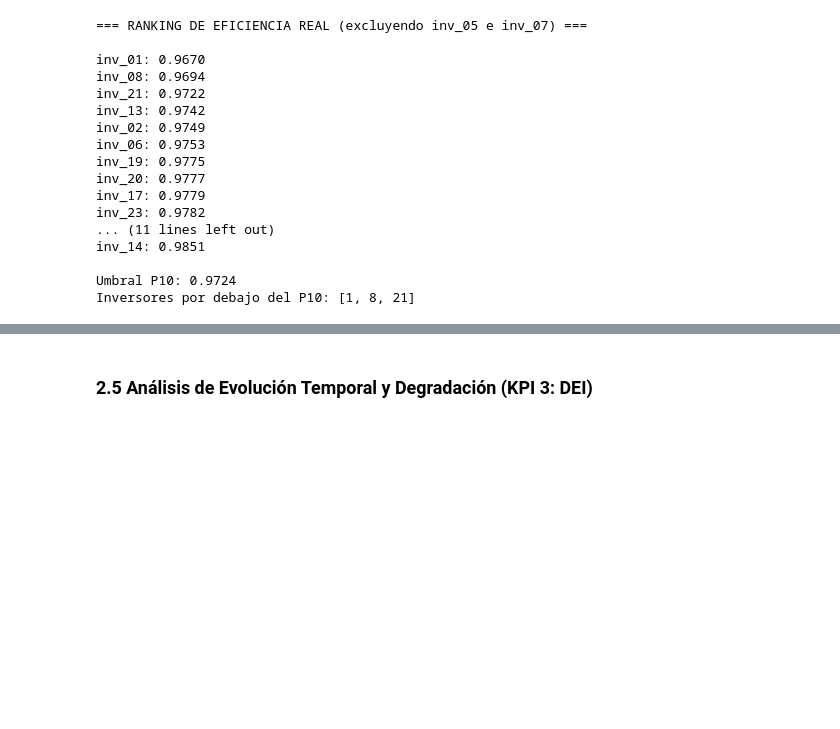
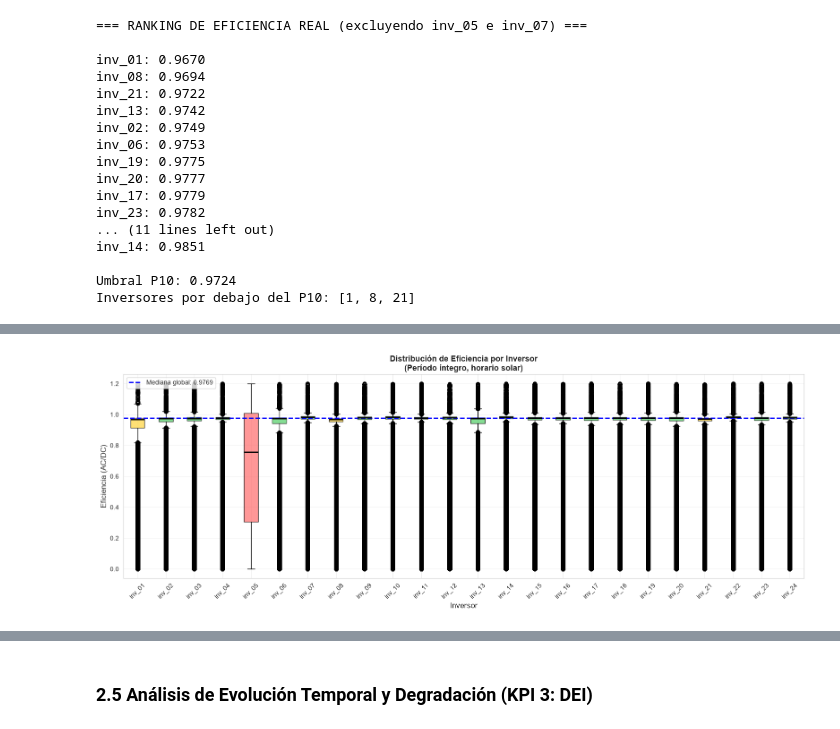
Before and after one commit to HanniaPaola/EVA02, a Jupyter notebook: EVA02.ipynb, the cells around one changed output, grey strips where cells are left out. Drawn from its saved outputs; the diff is of its cells as text; code cells hidden in the pictures; blank space fills up the shorter version.

```diff
--- a/EVA02.ipynb
+++ b/EVA02.ipynb
@@ -156,17 +50,14 @@ Cargando datos del CSV...
 
 ✓ Dataset listo para análisis.
 # %%
-# Mapeo de columnas por inversor (con manejo de excepciones)
 import re
 
 inversor_columns = {}
 for inv_num in range(1, 25):
     inv_prefix = f'inv_{inv_num:02d}_'
 
-    # Detectar columnas para este inversor
     inv_cols = [col for col in df_clean.columns if col.startswith(inv_prefix)]
 
-    # Inicializar diccionario para este inversor
     inversor_columns[inv_num] = {
         'dc_current': None,
         'dc_voltage': None,
@@ -176,9 +67,8 @@ for inv_num in range(1, 25):
         'raw_columns': inv_cols
     }
 
-    # Mapear columnas por tipo
     for col in inv_cols:
-        # inv_05: no tiene dc_voltage
+
         if 'dc_current' in col:
             inversor_columns[inv_num]['dc_current'] = col
         elif 'dc_voltage' in col:
@@ -187,16 +77,16 @@ for inv_num in range(1, 25):
             inversor_columns[inv_num]['ac_current'] = col
         elif 'ac_voltage' in col:
             inversor_columns[inv_num]['ac_voltage'] = col
-        elif 'ac_power' in col or 'ac_power_iinv' in col:  # inv_15 tiene typo: ac_power_iinv_
+        elif 'ac_power' in col or 'ac_power_iinv' in col:
             inversor_columns[inv_num]['ac_power'] = col
 
-# Resumen
+
 print("=== MAPEO DE INVERSORES ===\n")
 excepciones = []
 for inv_num, cols_dict in inversor_columns.items():
     status = "✓ Completo"
     if cols_dict['dc_voltage'] is None:
-        status = "⚠️ Sin dc_voltage"
+        status = "Sin dc_voltage"
         excepciones.append((inv_num, "dc_voltage"))
     if cols_dict['ac_power'] is None:
         status = "✗ Sin ac_power"
@@ -204,7 +94,7 @@ for inv_num, cols_dict in inversor_columns.items():
     print(f"inv_{inv_num:02d}: {status}")
 
 if excepciones:
-    print(f"\n⚠️ Excepciones detectadas:")
+    print(f"\n Excepciones detectadas:")
     for inv_num, col_type in excepciones:
         print(f"  - inv_{inv_num:02d}: falta '{col_type}'")
 # %% [output]
@@ -359,42 +311,82 @@ Inversores por debajo del P10: [1, 8, 21]
 # %%
-# Gráfico 1: Boxplot de eficiencia por inversor
-fig, ax = plt.subplots(figsize=(16, 6))
+fig, ax = plt.subplots(figsize=(16,6))
 
 efficiency_by_inv = []
 inv_labels = []
-for inv_num in range(1, 25):
+
+for inv_num in range(1,25):
+
     col_name = f'inv_{inv_num:02d}_efficiency'
+
     if col_name in df_clean.columns:
+
         eff = df_clean[col_name].dropna().values
-        efficiency_by_inv.append(eff)
-        inv_labels.append(f'inv_{inv_num:02d}')
 
-bp = ax.boxplot(efficiency_by_inv, labels=inv_labels, patch_artist=True)
+        if len(eff) > 0:
+            efficiency_by_inv.append(eff)
+            inv_labels.append(f'inv_{inv_num:02d}')
 
-# Colorear según desviación de mediana global
-global_median = np.median([np.median(e) for e in efficiency_by_inv])
+bp = ax.boxplot(
+    efficiency_by_inv,
+    tick_labels=inv_labels,
+    patch_artist=True
+)
+
+valid_medians = [
+    np.median(e)
+    for e in efficiency_by_inv
+]
+
+global_median = np.median(valid_medians)
+
 colors = []
+
 for e in efficiency_by_inv:
+
     median_eff = np.median(e)
+
     if median_eff < global_median - 0.01:
-        colors.append('#ff6b6b')  # Rojo: bajo rendimiento
+        colors.append('#ff6b6b')
+
     elif median_eff < global_median - 0.005:
-        colors.append('#ffd43b')  # Amarillo: rendimiento moderado
+        colors.append('#ffd43b')
+
     else:
-        colors.append('#51cf66')  # Verde: rendimiento normal
+        colors.append('#51cf66')
 
 for patch, color in zip(bp['boxes'], colors):
     patch.set_facecolor(color)
     patch.set_alpha(0.7)
 
-ax.axhline(y=global_median, color='blue', linestyle='--', linewidth=2, label=f'Mediana global: {global_median:.4f}')
+for median in bp['medians']:
+    median.set_color('black')
+    median.set_linewidth(2)
+
+ax.axhline(
+    y=global_median,
+    color='blue',
+    linestyle='--',
+    linewidth=2,
+    label=f'Mediana global: {global_median:.4f}'
+)
+
 ax.set_ylabel('Eficiencia (AC/DC)', fontsize=12)
 ax.set_xlabel('Inversor', fontsize=12)
-ax.set_title('Distribución de Eficiencia por Inversor (Período Íntegro, Horario Solar 6-18h)', fontsize=13, fontweight='bold')
+
+ax.set_title(
+    'Distribución de Eficiencia por Inversor\n'
+    '(Período íntegro, horario solar)',
+    fontsize=13,
+    fontweight='bold'
+)
+
 ax.legend()
 ax.grid(True, alpha=0.3)
+
 plt.xticks(rotation=45)
 plt.tight_layout()
 plt.show()
 
 print("✓ Gráfico 1 (Boxplot) completado")
+# %% [output]
+[figure, added]
```
Also changed, not shown: parts of 31 cells of this notebook, 1 other file.
